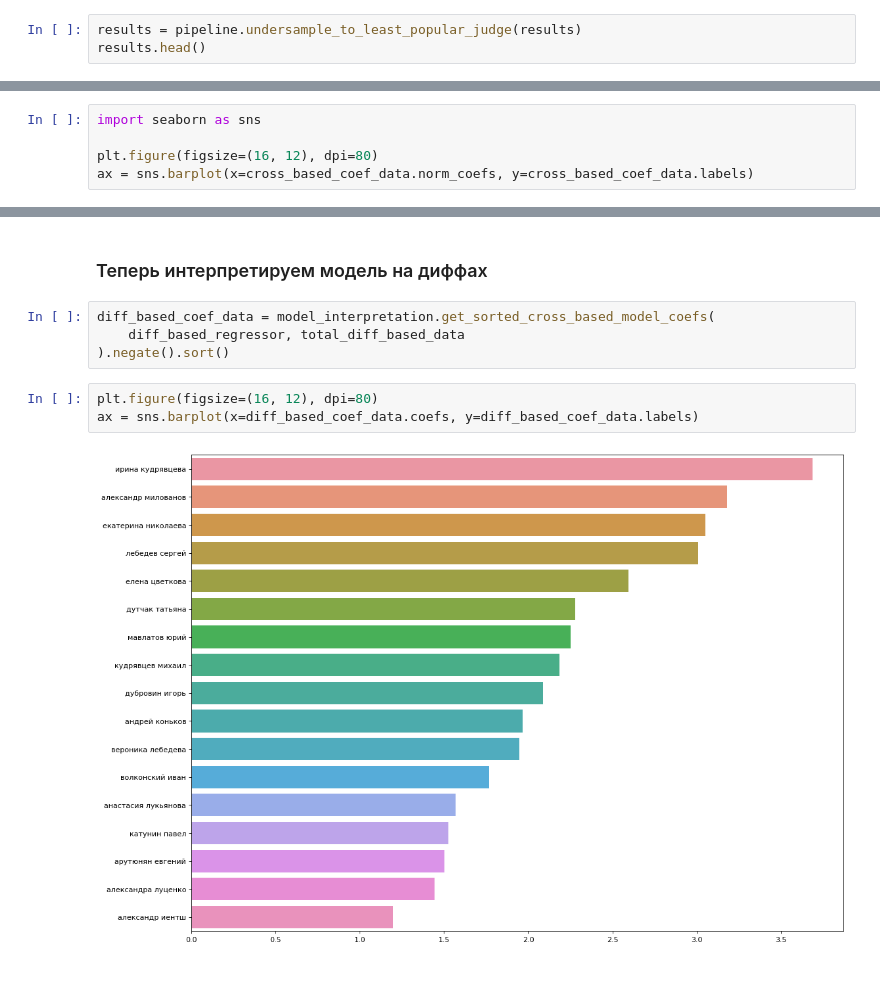
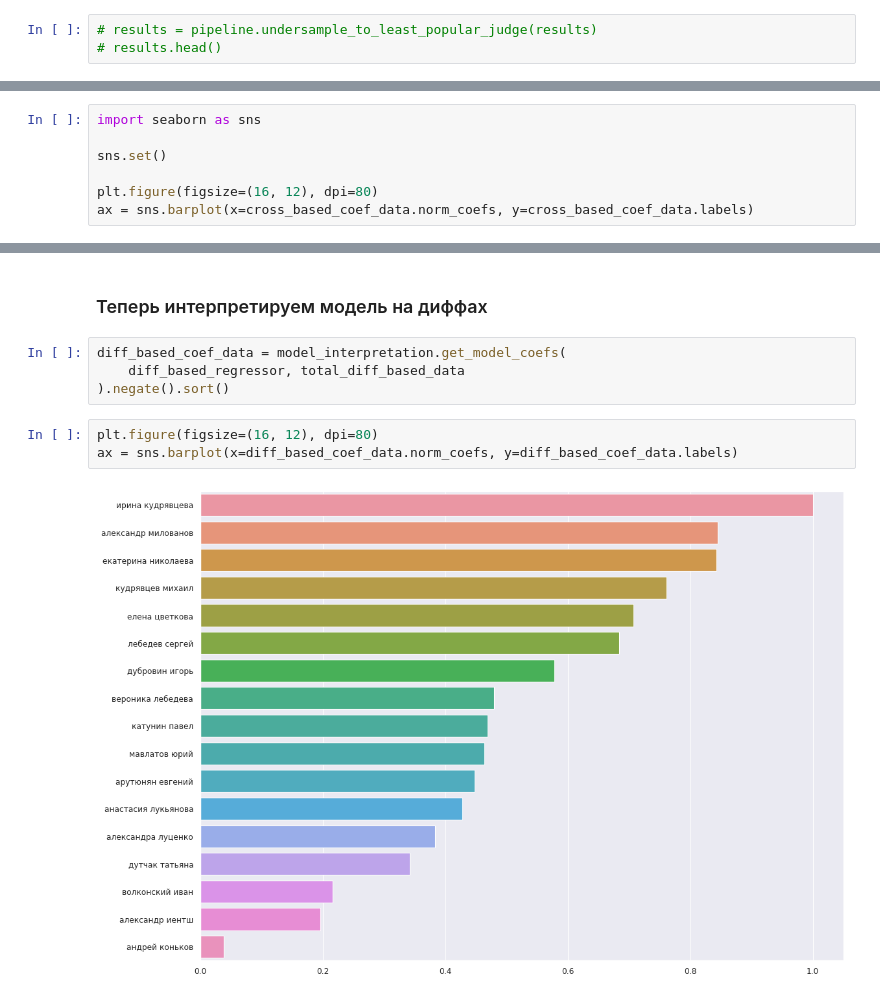
Before and after one commit to SovHustler/hustle-scrape, a Jupyter notebook: dataanalisys/Hustle Analysis.ipynb, the cells around one changed output, grey strips where cells are left out. Saved outputs shown, nothing was run; the diff lists cells and outputs as text.

```diff
--- a/dataanalisys/Hustle Analysis.ipynb
+++ b/dataanalisys/Hustle Analysis.ipynb
@@ -124,3 +128,3 @@ results.head()
 # %%
-results = pipeline.undersample_to_least_popular_judge(results)
-results.head()
+# results = pipeline.undersample_to_least_popular_judge(results)
+# results.head()
@@ -203,6 +204,8 @@ cross_based_coef_data = model_interpretation.get_sorted_cross_based_model_coefs(
 # %%
 import seaborn as sns
 
+sns.set()
+
 plt.figure(figsize=(16, 12), dpi=80)
 ax = sns.barplot(x=cross_based_coef_data.norm_coefs, y=cross_based_coef_data.labels)
 # %% [output]
@@ -220,11 +223,11 @@ ax = sns.barplot(x=cross_based_diff_coef_data.coefs, y=cross_based_diff_coef_dat
 # %% [markdown]
 ### Теперь интерпретируем модель на диффах
 # %%
-diff_based_coef_data = model_interpretation.get_sorted_cross_based_model_coefs(
+diff_based_coef_data = model_interpretation.get_model_coefs(
     diff_based_regressor, total_diff_based_data
 ).negate().sort()
 # %%
 plt.figure(figsize=(16, 12), dpi=80)
-ax = sns.barplot(x=diff_based_coef_data.coefs, y=diff_based_coef_data.labels)
+ax = sns.barplot(x=diff_based_coef_data.norm_coefs, y=diff_based_coef_data.labels)
 # %% [output]
-[figure, old version]
+[figure, new version]
```
Also changed, not shown: parts of 11 cells of this notebook, 10 other files.
